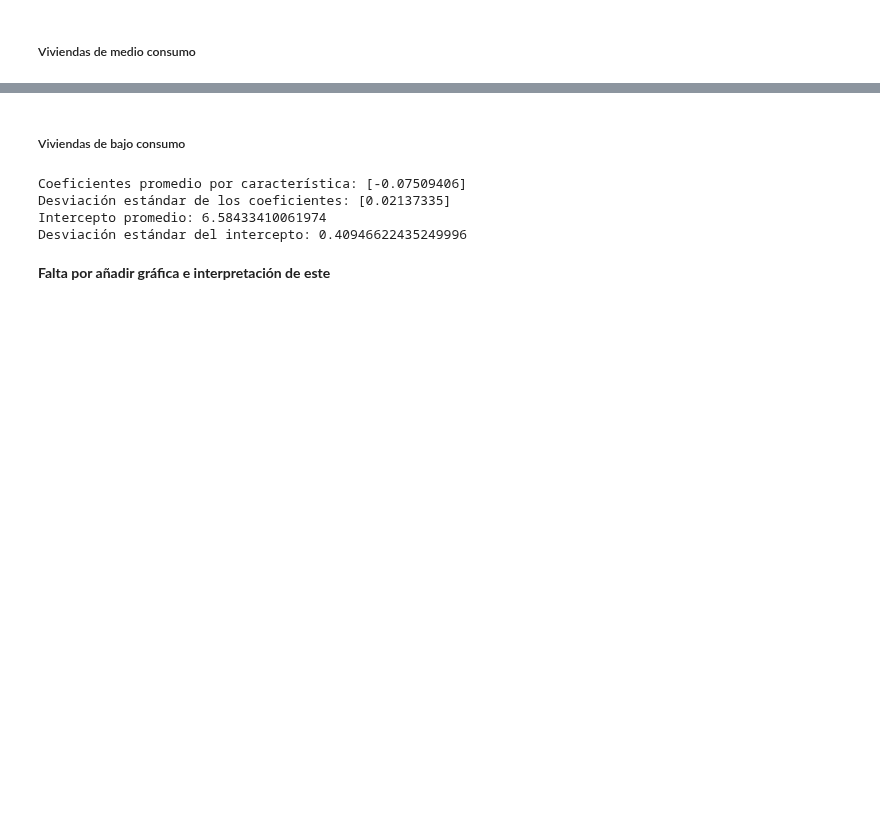
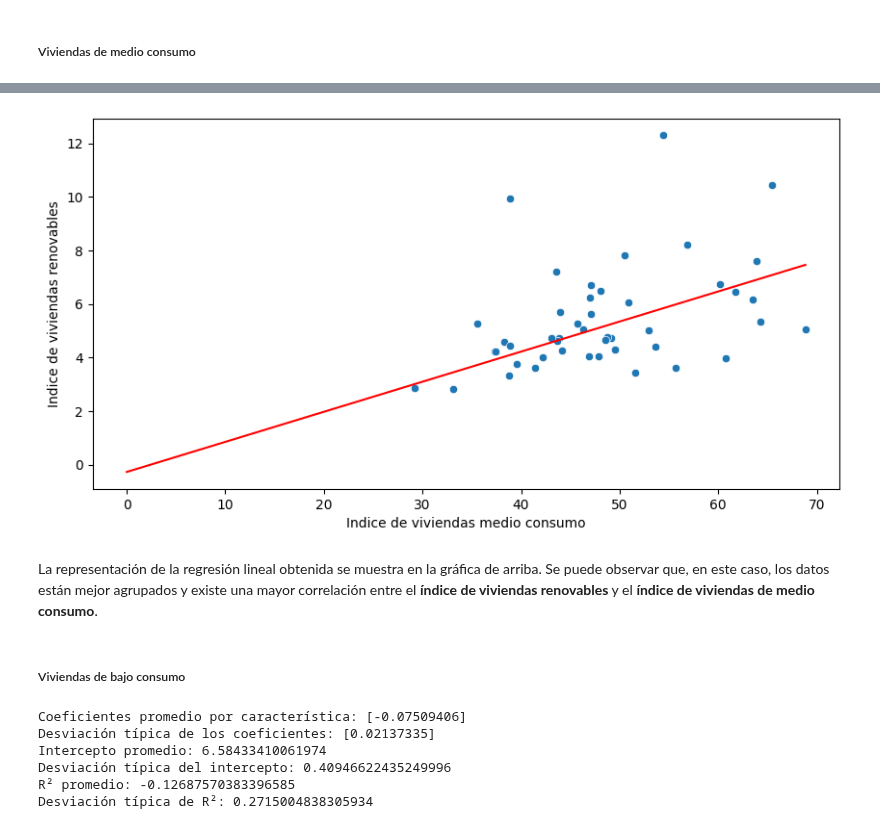
Before and after one commit to elena-17/DataMining-24-25, a Jupyter notebook: src/modeling/h2_modeling.ipynb, the cells around one changed output, grey strips where cells are left out. Drawn from its saved outputs; the diff is of its cells as text; code cells hidden in the pictures; blank space fills up the shorter version.

```diff
--- a/src/modeling/h2_modeling.ipynb
+++ b/src/modeling/h2_modeling.ipynb
@@ -392,3 +499,17 @@ Desviación estándar del intercepto: 1.0168711374645292
+# %%
+# Grafica de la regresión lineal
+plt.figure(figsize=(10, 5))
+sns.scatterplot(x='Indice de viviendas medio consumo', y='Indice de viviendas renovables', data=h2_df)
+
+x = np.linspace(0, h2_df["Indice de viviendas medio consumo"].max(), 100)
+y = model.coef_[0] * x + model.intercept_
+plt.plot(x, y, color='red')
+
+plt.show()
+# %% [output]
+[figure, added]
+# %% [markdown]
+La representación de la regresión lineal obtenida se muestra en la gráfica de arriba. Se puede observar que, en este caso, los datos están mejor agrupados y existe una mayor correlación entre el **índice de viviendas renovables** y el **índice de viviendas de medio consumo**.
 # %% [markdown]
 ##### Viviendas de bajo consumo
 # %%
@@ -409,6 +530,7 @@ kf = KFold(n_splits=4, shuffle=True, random_state=42)
 # Listas para almacenar resultados
 coef_list = []
 intercept_list = []
+r_square_list = []
 
 # Validación cruzada
 for train_index, test_index in kf.split(X):
@@ -421,6 +543,7 @@ for train_index, test_index in kf.split(X):
     # Guardar coeficientes e intercepto
     coef_list.append(model.coef_)
     intercept_list.append(model.intercept_)
+    r_square_list.append(model.score(X_test, y_test))
 
 # Convertir los resultados a arreglos numpy
 coef_array = np.array(coef_list)
@@ -428,13 +551,15 @@ intercept_array = np.array(intercept_list)
 
 # Mostrar resultados
 print("Coeficientes promedio por característica:", np.mean(coef_array, axis=0))
-print("Desviación estándar de los coeficientes:", np.std(coef_array, axis=0))
+print("Desviación típica de los coeficientes:", np.std(coef_array, axis=0))
 print("Intercepto promedio:", np.mean(intercept_array))
-print("Desviación estándar del intercepto:", np.std(intercept_array))
+print("Desviación típica del intercepto:", np.std(intercept_array))
+print("R² promedio:", np.mean(r_square_list))
+print("Desviación típica de R²:", np.std(r_square_list))
 # %% [output]
 Coeficientes promedio por característica: [-0.07509406]
-Desviación estándar de los coeficientes: [0.02137335]
+Desviación típica de los coeficientes: [0.02137335]
 Intercepto promedio: 6.58433410061974
-Desviación estándar del intercepto: 0.40946622435249996
+Desviación típica del intercepto: 0.40946622435249996
+R² promedio: -0.12687570383396585
+Desviación típica de R²: 0.2715004838305934
-# %% [markdown]
-**Falta por añadir gráfica e interpretación de este**
```
Also changed, not shown: parts of 46 cells of this notebook.
